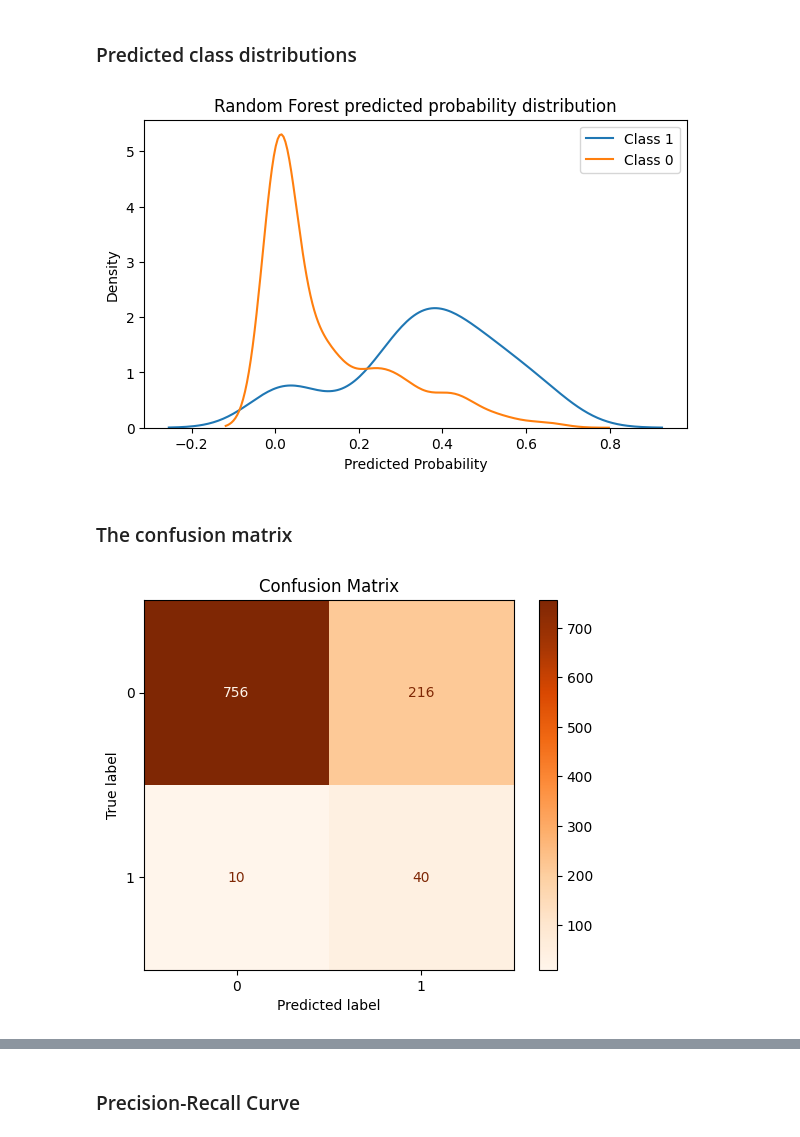
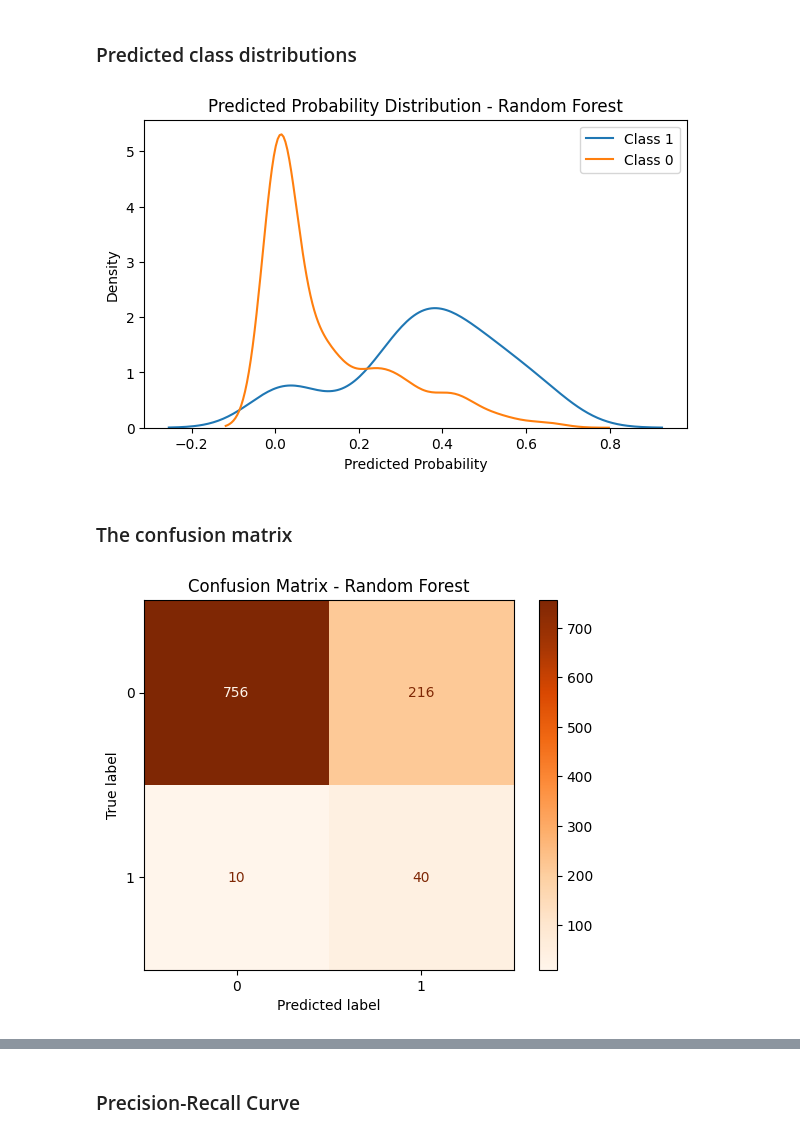
Before and after one commit to adnt01/stroke_factors_analysis, a Jupyter notebook: notebooks/random_forest_classification.ipynb, the cells around one changed output, grey strips where cells are left out. Saved outputs shown, nothing was run; the diff lists cells and outputs as text; code cells hidden in the pictures.

```diff
--- a/notebooks/random_forest_classification.ipynb
+++ b/notebooks/random_forest_classification.ipynb
@@ -237,21 +244,21 @@ plt.figure(figsize=(7,4))
 
 sns.kdeplot(y_proba[y_test==1], label="Class 1")
 sns.kdeplot(y_proba[y_test==0], label="Class 0")
-plt.title(f"Random Forest predicted probability distribution")
+plt.title(f"Predicted Probability Distribution - Random Forest")
 plt.xlabel("Predicted Probability")
 plt.legend()
 plt.savefig(f"images/RandomForest_predicted_probability_distribution.png", bbox_inches="tight")
 plt.show()
 # %% [output]
-[figure, old version]
+[figure, new version]
 # %% [markdown]
 ### The confusion matrix
 # %%
 cm = confusion_matrix(y_test, y_pred)
 disp = ConfusionMatrixDisplay(confusion_matrix=cm)
 disp.plot(cmap="Oranges")
-plt.title("Confusion Matrix")
+plt.title("Confusion Matrix - Random Forest")
 plt.savefig(f"images/RandomForest_confusion_matrix.png", bbox_inches="tight")
 plt.show()
 # %% [output]
-[figure, old version]
+[figure, new version]
```
Also changed, not shown: parts of 11 cells of this notebook, 2 other files.
